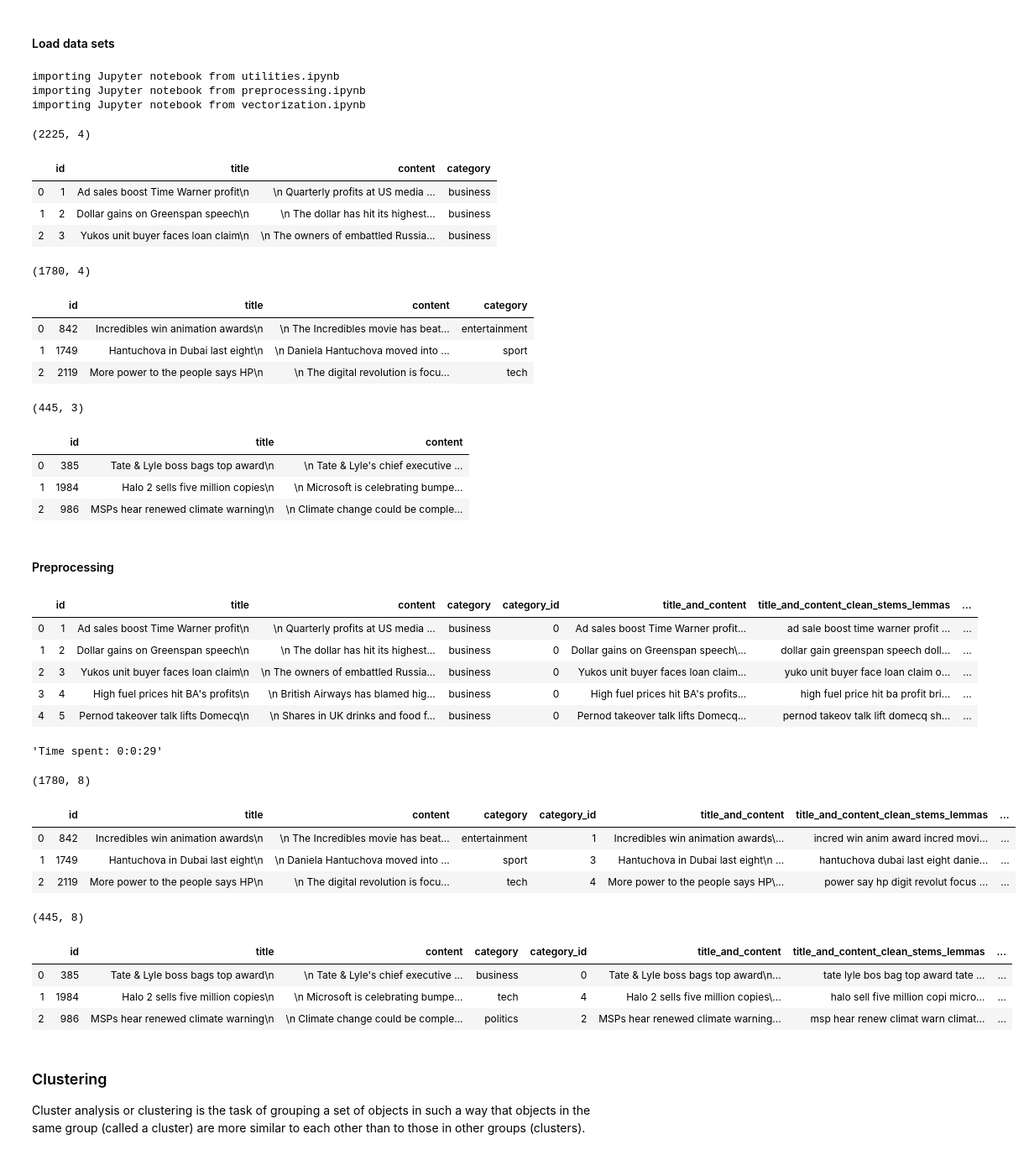
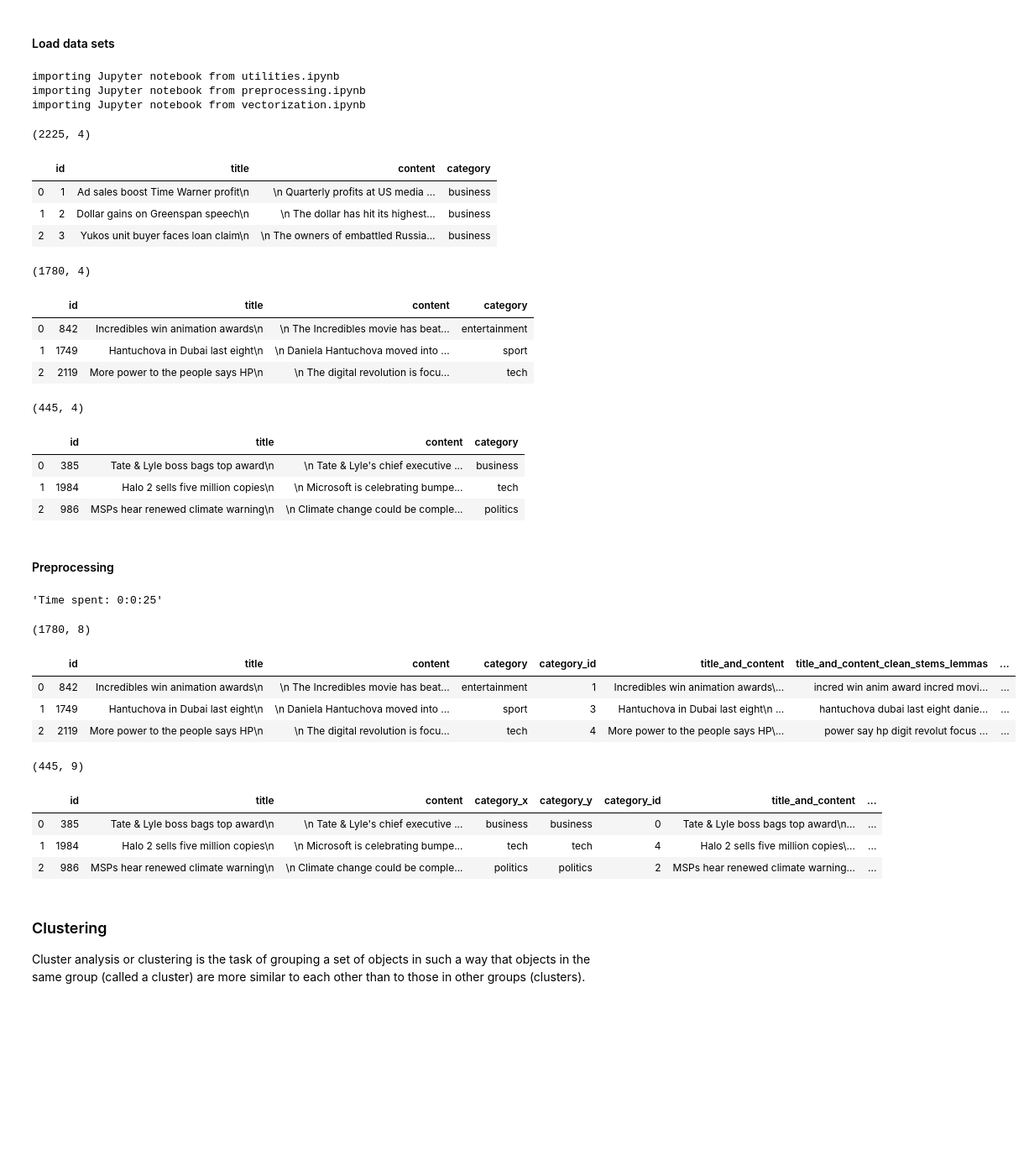
Before and after one commit to alexiszamanidis/news_articles_text_mining, a Jupyter notebook: notebooks/clustering.ipynb, the cells around one changed output. Shown: that part at 84% size. Saved outputs shown, nothing was run; the diff lists cells and outputs as text; code cells hidden in the pictures; blank space fills up the shorter version.

```diff
--- a/notebooks/clustering.ipynb
+++ b/notebooks/clustering.ipynb
@@ -2,16 +2,17 @@
 #### Load data sets
 # %%
 import pandas as pd
-
 import import_ipynb
 from utilities import *
-from preprocessing import preprocessing
+from preprocessing import *
 from vectorization import *
 
+data_sets_directory = "../data_sets"
+columns = ["id","title","content","category"]
 # read data sets
-data_set  = pd.read_csv("../data_sets/data_set.tsv", delimiter="\t",names=["id","title","content","category"],header=0)
-train_set = pd.read_csv("../data_sets/train_set.tsv",delimiter="\t",names=["id","title","content","category"],header=0)
-test_set  = pd.read_csv("../data_sets/test_set.tsv", delimiter="\t",names=["id","title","content"],           header=0)
+data_set  = pd.read_csv(f"{data_sets_directory}/data_set.tsv"  , delimiter="\t", names = columns, header = 0)
+train_set = pd.read_csv(f"{data_sets_directory}/train_set.tsv" , delimiter="\t", names = columns, header = 0)
+test_set  = pd.read_csv(f"{data_sets_directory}/test_set.tsv"  , delimiter="\t", names = columns, header = 0)
 
 # display dataframes
 display(data_set.shape,data_set.head(3))
@@ -31,57 +32,44 @@ importing Jupyter notebook from vectorization.ipynb
 | 0 | 842 | Incredibles win animation awards\n | \n The Incredibles movie has beat... | entertainment |
 | 1 | 1749 | Hantuchova in Dubai last eight\n | \n Daniela Hantuchova moved into ... | sport |
 | 2 | 2119 | More power to the people says HP\n | \n The digital revolution is focu... | tech |
-(445, 3)
+(445, 4)
-|  | id | title | content |
-| 0 | 385 | Tate & Lyle boss bags top award\n | \n Tate & Lyle's chief executive ... |
-| 1 | 1984 | Halo 2 sells five million copies\n | \n Microsoft is celebrating bumpe... |
-| 2 | 986 | MSPs hear renewed climate warning\n | \n Climate change could be comple... |
+|  | id | title | content | category |
+| 0 | 385 | Tate & Lyle boss bags top award\n | \n Tate & Lyle's chief executive ... | business |
+| 1 | 1984 | Halo 2 sells five million copies\n | \n Microsoft is celebrating bumpe... | tech |
+| 2 | 986 | MSPs hear renewed climate warning\n | \n Climate change could be comple... | politics |
 # %% [markdown]
 #### Preprocessing
 # %%
+start_time = timer()
+
 # associate category names with numerical index
 data_set["category_id"] = data_set["category"].factorize()[0]
 
-start_time = timer()
-
 # concatenate title and content
 data_set["title_and_content"] = data_set["title"] + " " + data_set["content"]
-
 # some stop words for better results
 more_stop_words = ["say","said","want","thing","may","see","make","look","likely","well","told","uses","used","use","bn","mr","year","people","new"]
-
-# create an object of preprocessing class
-preprocess = preprocessing()
 # execute preprocessing for "title_and_content" column
-data_set = preprocess.clean_stem_lemmatize_tokens_column(data_set, "title_and_content", more_stop_words, True)
-
-# display dataframe
-display(data_set.head(5))
+data_set = clean_stem_lemmatize_tokens_column(data_set, "title_and_content", more_stop_words, True)
 
 timer(start_time)
 
 train_set = pd.merge(train_set, data_set,on=["id","title","content","category"])
 test_set = pd.merge(test_set, data_set,on=["id","title","content"])
 display(train_set.shape,train_set.head(3))
 display(test_set.shape,test_set.head(3))
 # %% [output]
-|  | id | title | content | category | category_id | title_and_content | title_and_content_clean_stems_lemmas | ... |
-| 0 | 1 | Ad sales boost Time Warner profit\n | \n Quarterly profits at US media ... | business | 0 | Ad sales boost Time Warner profit... | ad sale boost time warner profit ... | ... |
-| 1 | 2 | Dollar gains on Greenspan speech\n | \n The dollar has hit its highest... | business | 0 | Dollar gains on Greenspan speech\... | dollar gain greenspan speech doll... | ... |
-| 2 | 3 | Yukos unit buyer faces loan claim\n | \n The owners of embattled Russia... | business | 0 | Yukos unit buyer faces loan claim... | yuko unit buyer face loan claim o... | ... |
-| 3 | 4 | High fuel prices hit BA's profits\n | \n British Airways has blamed hig... | business | 0 | High fuel prices hit BA's profits... | high fuel price hit ba profit bri... | ... |
-| 4 | 5 | Pernod takeover talk lifts Domecq\n | \n Shares in UK drinks and food f... | business | 0 | Pernod takeover talk lifts Domecq... | pernod takeov talk lift domecq sh... | ... |
-'Time spent: 0:0:29'
+'Time spent: 0:0:25'
 (1780, 8)
+|  | id | title | content | category | category_id | title_and_content | title_and_content_clean_stems_lemmas | ... |
+| 0 | 842 | Incredibles win animation awards\n | \n The Incredibles movie has beat... | entertainment | 1 | Incredibles win animation awards\... | incred win anim award incred movi... | ... |
+| 1 | 1749 | Hantuchova in Dubai last eight\n | \n Daniela Hantuchova moved into ... | sport | 3 | Hantuchova in Dubai last eight\n ... | hantuchova dubai last eight danie... | ... |
+| 2 | 2119 | More power to the people says HP\n | \n The digital revolution is focu... | tech | 4 | More power to the people says HP\... | power say hp digit revolut focus ... | ... |
+(445, 9)
-|  | id | title | content | category | category_id | title_and_content | title_and_content_clean_stems_lemmas | ... |
-| 0 | 842 | Incredibles win animation awards\n | \n The Incredibles movie has beat... | entertainment | 1 | Incredibles win animation awards\... | incred win anim award incred movi... | ... |
-| 1 | 1749 | Hantuchova in Dubai last eight\n | \n Daniela Hantuchova moved into ... | sport | 3 | Hantuchova in Dubai last eight\n ... | hantuchova dubai last eight danie... | ... |
-| 2 | 2119 | More power to the people says HP\n | \n The digital revolution is focu... | tech | 4 | More power to the people says HP\... | power say hp digit revolut focus ... | ... |
+|  | id | title | content | category_x | category_y | category_id | title_and_content | ... |
+| 0 | 385 | Tate & Lyle boss bags top award\n | \n Tate & Lyle's chief executive ... | business | business | 0 | Tate & Lyle boss bags top award\n... | ... |
+| 1 | 1984 | Halo 2 sells five million copies\n | \n Microsoft is celebrating bumpe... | tech | tech | 4 | Halo 2 sells five million copies\... | ... |
+| 2 | 986 | MSPs hear renewed climate warning\n | \n Climate change could be comple... | politics | politics | 2 | MSPs hear renewed climate warning... | ... |
-(445, 8)
-|  | id | title | content | category | category_id | title_and_content | title_and_content_clean_stems_lemmas | ... |
-| 0 | 385 | Tate & Lyle boss bags top award\n | \n Tate & Lyle's chief executive ... | business | 0 | Tate & Lyle boss bags top award\n... | tate lyle bos bag top award tate ... | ... |
-| 1 | 1984 | Halo 2 sells five million copies\n | \n Microsoft is celebrating bumpe... | tech | 4 | Halo 2 sells five million copies\... | halo sell five million copi micro... | ... |
-| 2 | 986 | MSPs hear renewed climate warning\n | \n Climate change could be comple... | politics | 2 | MSPs hear renewed climate warning... | msp hear renew climat warn climat... | ... |
 # %% [markdown]
 ### Clustering
 
```
Also changed, not shown: parts of 2 cells of this notebook, 20 other files.
